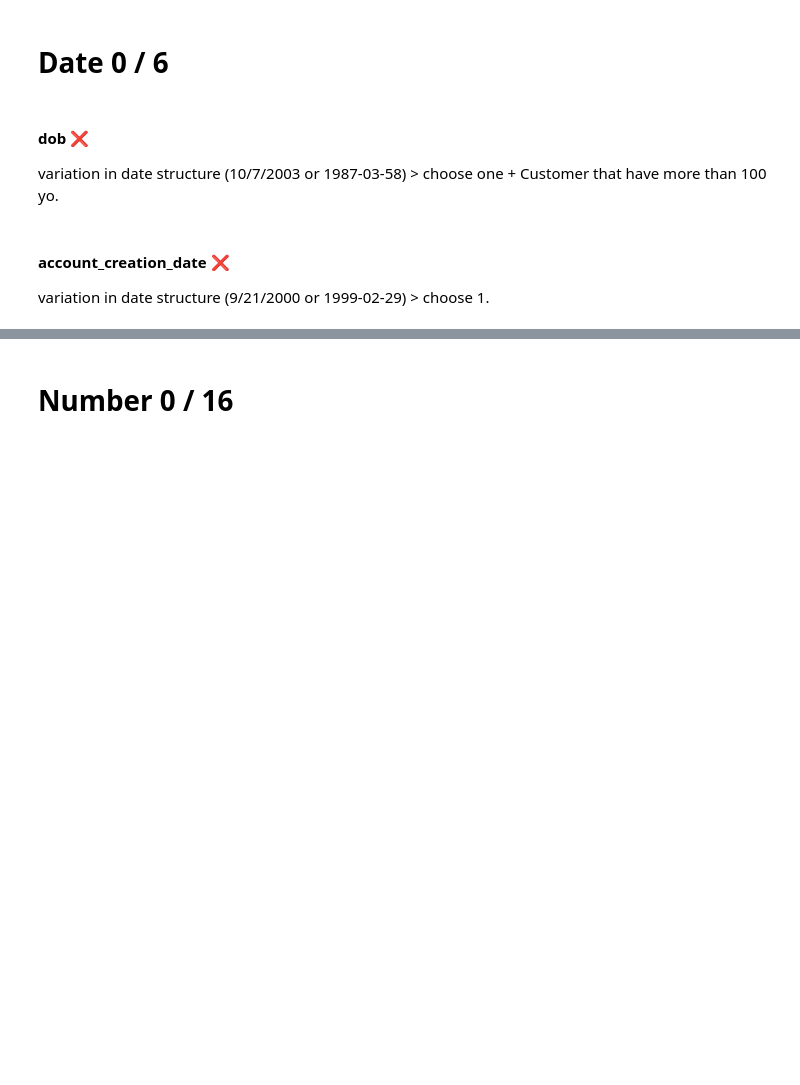
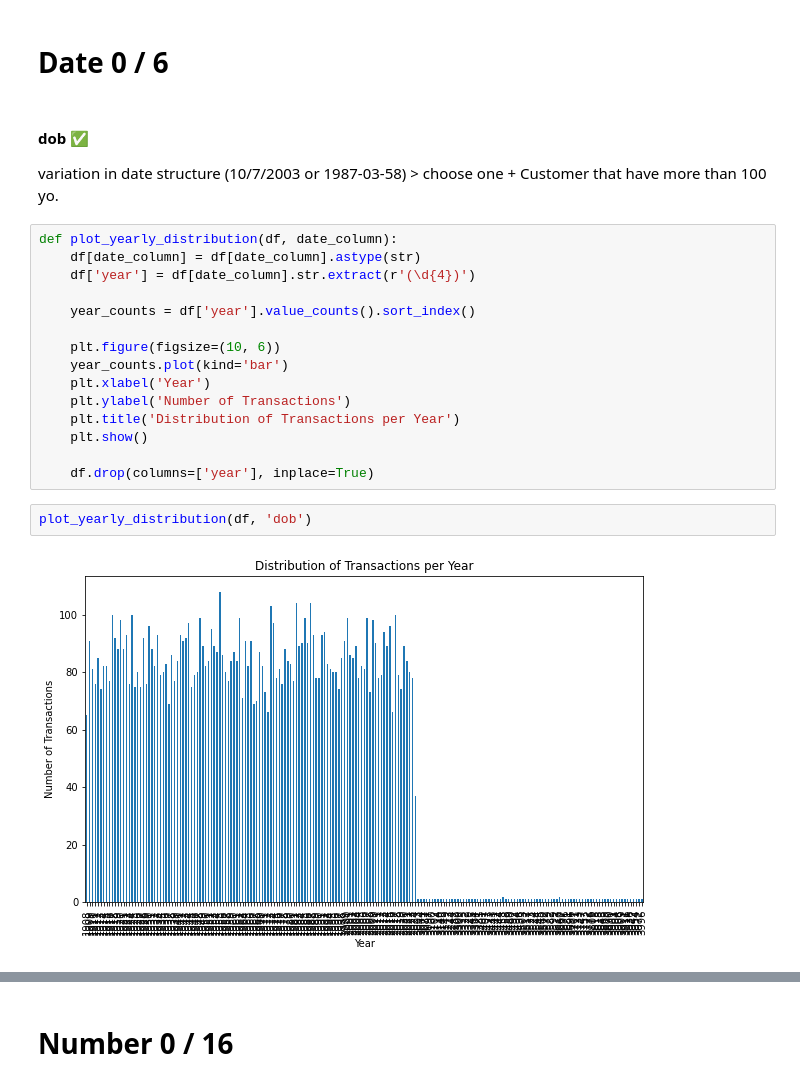
Before and after one commit to Romain-Jochum/ECC_Data_Cleansing, a Jupyter notebook: final_project.ipynb, the cells around one changed output, grey strips where cells are left out. Cells and saved outputs as stored; diff of their text form; blank space fills up the shorter version.

```diff
--- a/final_project.ipynb
+++ b/final_project.ipynb
@@ -345,8 +390,24 @@ Representation: Make sure the UUID is properly represented and stored in whateve
 # %% [markdown]
 # Date 0 / 6
 # %% [markdown]
-#### dob ❌
+#### dob ✅
 variation in date structure (10/7/2003 or 1987-03-58) > choose one + Customer that have more than 100 yo.
-# %% [markdown]
-#### account_creation_date ❌
- variation in date structure (9/21/2000 or 1999-02-29) > choose 1.
+# %%
+def plot_yearly_distribution(df, date_column):
+    df[date_column] = df[date_column].astype(str)
+    df['year'] = df[date_column].str.extract(r'(\d{4})')
+
+    year_counts = df['year'].value_counts().sort_index()
+
+    plt.figure(figsize=(10, 6))
+    year_counts.plot(kind='bar')
+    plt.xlabel('Year')
+    plt.ylabel('Number of Transactions')
+    plt.title('Distribution of Transactions per Year')
+    plt.show()
+
+    df.drop(columns=['year'], inplace=True)
+# %%
+plot_yearly_distribution(df, 'dob')
+# %% [output]
+[figure, added]
```
Also changed, not shown: parts of 114 cells of this notebook.
